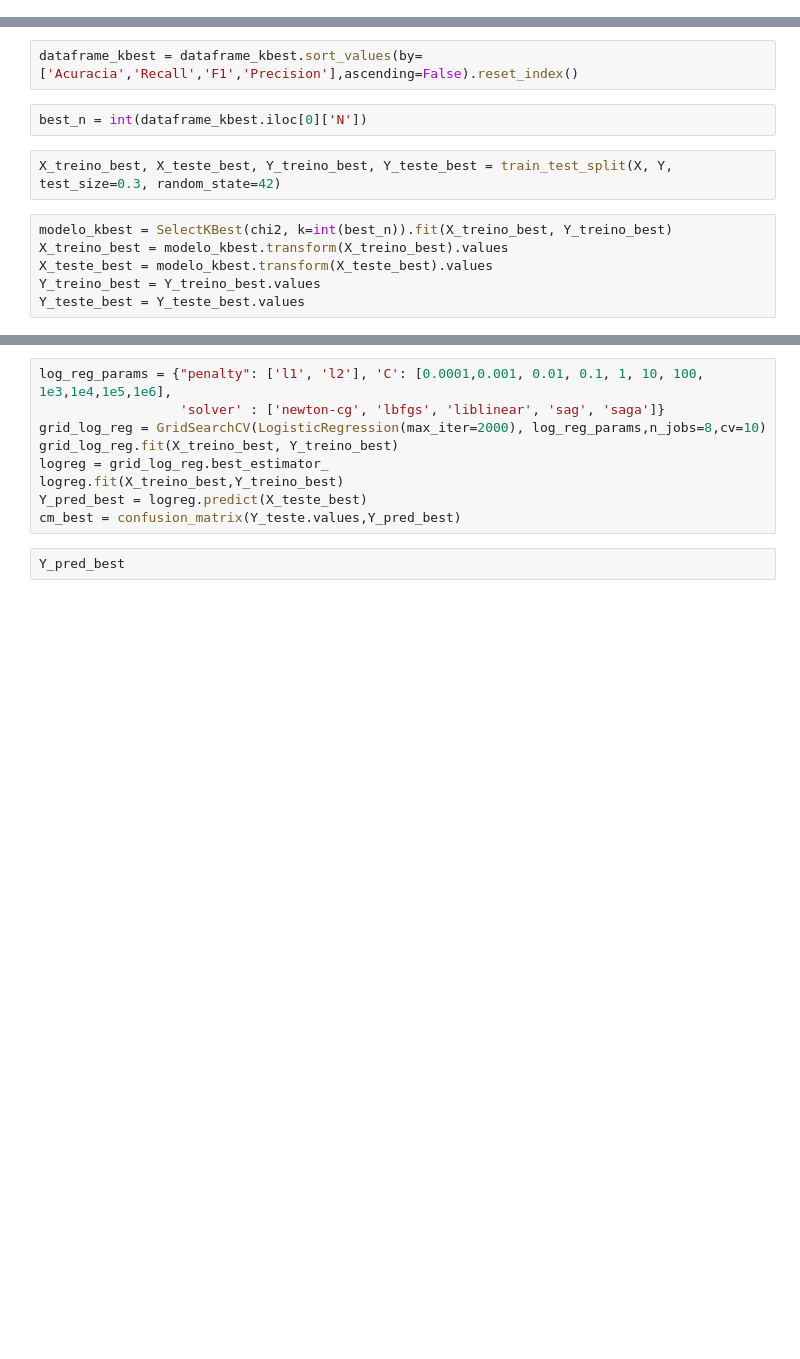
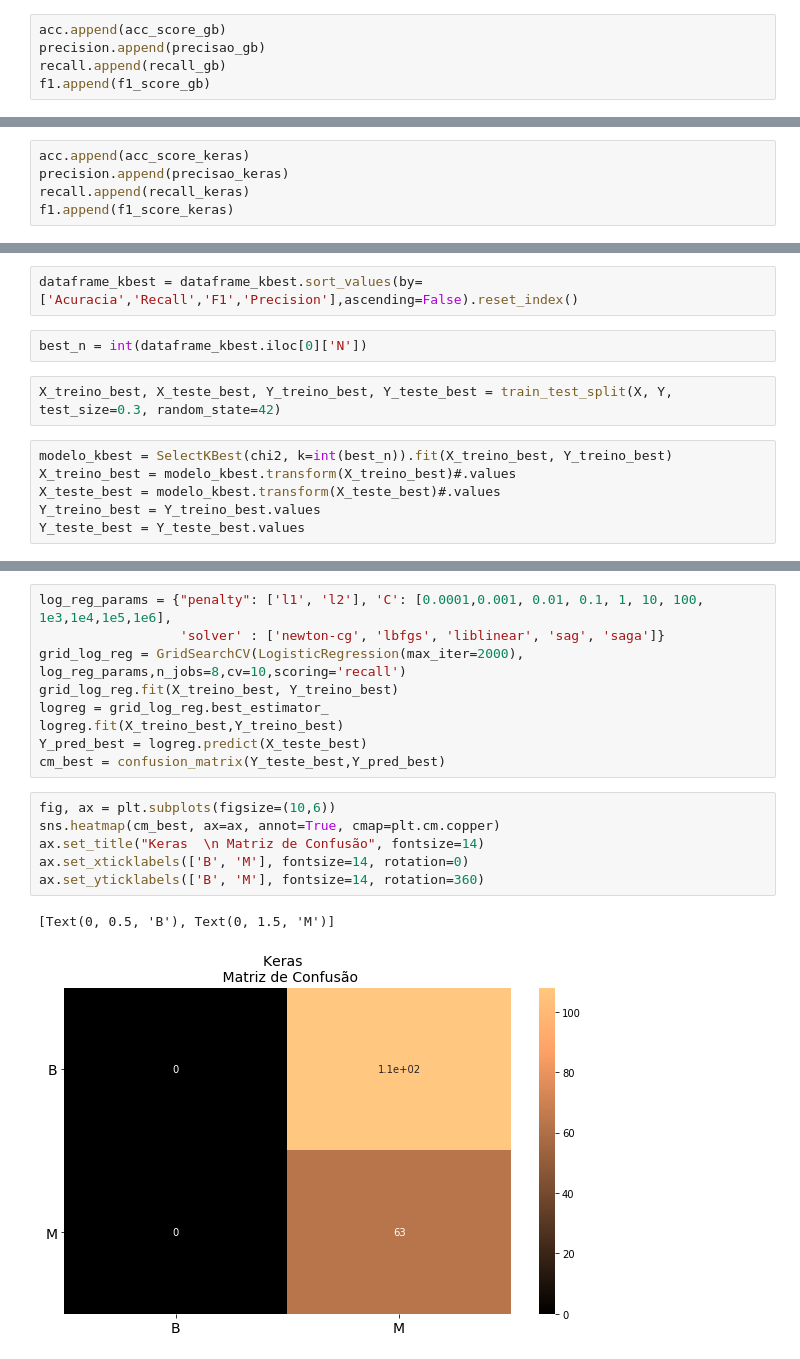
Before and after one commit to danmorales/Kaggle, a Jupyter notebook: Cancer_Wisconsin/Cancer_Winsconsin_Danilo_Kaggle.ipynb, the cells around one changed output, grey strips where cells are left out. Drawn from its saved outputs; the diff is of its cells as text; blank space fills up the shorter version.

```diff
--- a/Cancer_Wisconsin/Cancer_Winsconsin_Danilo_Kaggle.ipynb
+++ b/Cancer_Wisconsin/Cancer_Winsconsin_Danilo_Kaggle.ipynb
@@ -401,3 +443,8 @@ print('Recall Gradient Boosting  ',round(recall_gb*100,2).astype(str)+'%')
+# %%
+acc.append(acc_score_gb)
+precision.append(precisao_gb)
+recall.append(recall_gb)
+f1.append(f1_score_gb)
 # %%
 fig, ax = plt.subplots(figsize=(10,6))
 sns.heatmap(cm_gb, ax=ax, annot=True, cmap=plt.cm.copper)
@@ -451,3 +533,8 @@ print('Recall Keras  ',round(recall_keras*100,2).astype(str)+'%')
+# %%
+acc.append(acc_score_keras)
+precision.append(precisao_keras)
+recall.append(recall_keras)
+f1.append(f1_score_keras)
 # %%
 fig, ax = plt.subplots(figsize=(10,6))
 sns.heatmap(cm_keras, ax=ax, annot=True, cmap=plt.cm.copper)
@@ -513,7 +643,7 @@ best_n = int(dataframe_kbest.iloc[0]['N'])
 X_treino_best, X_teste_best, Y_treino_best, Y_teste_best = train_test_split(X, Y, test_size=0.3, random_state=42)
 # %%
 modelo_kbest = SelectKBest(chi2, k=int(best_n)).fit(X_treino_best, Y_treino_best)
-X_treino_best = modelo_kbest.transform(X_treino_best).values
-X_teste_best = modelo_kbest.transform(X_teste_best).values
+X_treino_best = modelo_kbest.transform(X_treino_best)#.values
+X_teste_best = modelo_kbest.transform(X_teste_best)#.values
 Y_treino_best = Y_treino_best.values
 Y_teste_best = Y_teste_best.values
@@ -520,11 +655,18 @@ Y_teste_best = Y_teste_best.values
 # %%
 log_reg_params = {"penalty": ['l1', 'l2'], 'C': [0.0001,0.001, 0.01, 0.1, 1, 10, 100, 1e3,1e4,1e5,1e6],
                   'solver' : ['newton-cg', 'lbfgs', 'liblinear', 'sag', 'saga']}
-grid_log_reg = GridSearchCV(LogisticRegression(max_iter=2000), log_reg_params,n_jobs=8,cv=10)
+grid_log_reg = GridSearchCV(LogisticRegression(max_iter=2000), log_reg_params,n_jobs=8,cv=10,scoring='recall')
 grid_log_reg.fit(X_treino_best, Y_treino_best)
 logreg = grid_log_reg.best_estimator_
 logreg.fit(X_treino_best,Y_treino_best)
 Y_pred_best = logreg.predict(X_teste_best)
-cm_best = confusion_matrix(Y_teste.values,Y_pred_best)
+cm_best = confusion_matrix(Y_teste_best,Y_pred_best)
-# %%
-Y_pred_best
+# %%
+fig, ax = plt.subplots(figsize=(10,6))
+sns.heatmap(cm_best, ax=ax, annot=True, cmap=plt.cm.copper)
+ax.set_title("Keras  \n Matriz de Confusão", fontsize=14)
+ax.set_xticklabels(['B', 'M'], fontsize=14, rotation=0)
+ax.set_yticklabels(['B', 'M'], fontsize=14, rotation=360)
+# %% [output]
+[Text(0, 0.5, 'B'), Text(0, 1.5, 'M')]
+[figure, added]
```
Also changed, not shown: parts of 32 cells of this notebook, 1 other file.
